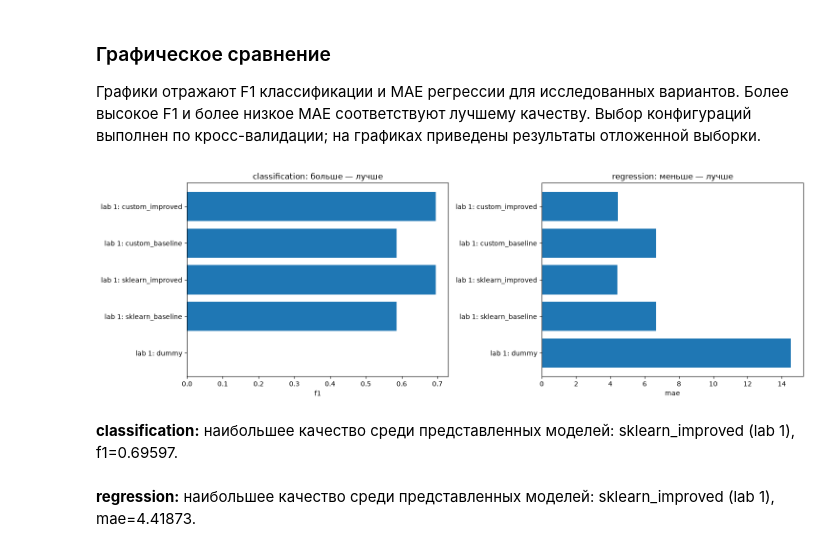
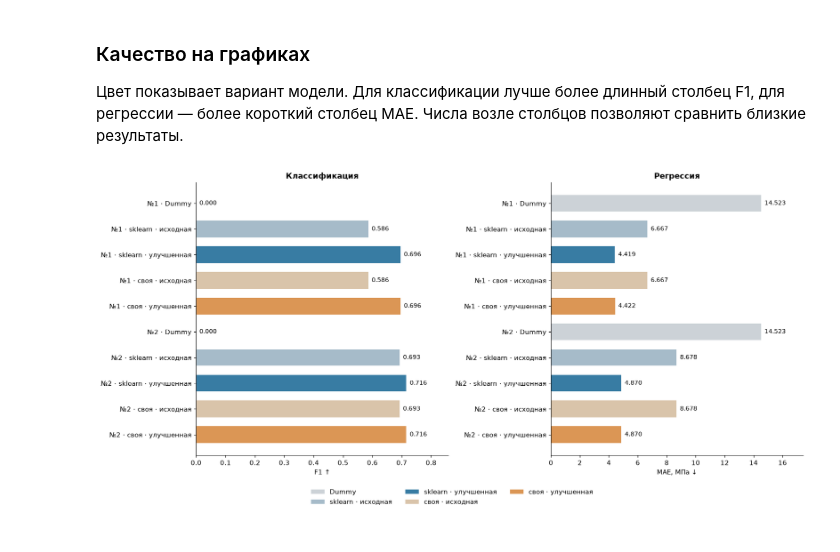
Before and after one commit to sergey162/AI-Frameworks, a Jupyter notebook: comparison.ipynb, the cells around one changed output. Drawn from its saved outputs; the diff is of its cells as text; code cells hidden in the pictures.

```diff
--- a/comparison.ipynb
+++ b/comparison.ipynb
@@ -64,9 +177,9 @@ for task, group in results.groupby("task"):
     score = "f1" if task == "classification" else "mae"
     if score not in group or group[score].isna().any():
         raise ValueError(f"Отсутствуют метрики для {task}")
-    columns = ["lab", "dataset", "algorithm", "model", "implementation", "stage"]
+    columns = ["lab", "algorithm", "model"]
     columns += ["f1", "precision", "recall", "balanced_accuracy", "accuracy", "roc_auc", "average_precision"] if task == "classification" else ["mae", "rmse", "r2"]
     columns += ["fit_seconds", "predict_seconds"]
-    print(task)
-    display(group[columns].sort_values(score, ascending=task != "classification").round(5))
+    print(TASK_NAMES[task])
+    show_table(group[columns].sort_values(score, ascending=task != "classification").round(5))
 # %% [output]
@@ -87,24 +210,27 @@ regression
 # %% [markdown]
-### Графическое сравнение
-Графики отражают F1 классификации и MAE регрессии для исследованных вариантов.
-Более высокое F1 и более низкое MAE соответствуют лучшему качеству.
-Выбор конфигураций выполнен по кросс-валидации; на графиках приведены результаты отложенной выборки.
+### Качество на графиках
+
+Цвет показывает вариант модели. Для классификации лучше более длинный столбец F1,
+для регрессии — более короткий столбец MAE. Числа возле столбцов позволяют
+сравнить близкие результаты.
 # %%
-# Лучшие модели определяются по основной метрике каждой задачи; Dummy служит ориентиром.
-fig, axes = plt.subplots(1, 2, figsize=(15, 5))
+# Цвета вариантов одинаковы на обоих графиках.
+from matplotlib.patches import Patch
+colors = {"dummy": "#ccd2d7", "sklearn_baseline": "#a6bbc9", "sklearn_improved": "#387ca3",
+          "custom_baseline": "#d9c4aa", "custom_improved": "#db9655"}
+fig, axes = plt.subplots(1, 2, figsize=(15, 7))
 for ax, task, score in zip(axes, ["classification", "regression"], ["f1", "mae"]):
     group = results[results.task == task].copy()
-    labels = "lab " + group.lab.astype(str) + ": " + group.model
-    ax.barh(labels, group[score])
-    ax.set(xlabel=score, title=f"{task}: {'больше' if score == 'f1' else 'меньше'} — лучше")
-plt.tight_layout()
+    labels = [f"№{row.lab} · {MODEL_NAMES.get(row.model, row.model)}" for row in group.itertuples()]
+    bars = ax.barh(labels, group[score], color=[colors.get(name, "#387ca3") for name in group.model], height=.65)
+    ax.bar_label(bars, fmt="%.3f", padding=5, fontsize=9)
+    ax.set(title=TASK_NAMES[task], xlabel="F1 ↑" if score == "f1" else "MAE, МПа ↓")
+    ax.set_xlim(0, group[score].max() * 1.20)
+    ax.invert_yaxis()
+fig.legend(handles=[Patch(facecolor=color, label=MODEL_NAMES[name]) for name, color in colors.items()],
+           loc="lower center", ncol=3, frameon=False, bbox_to_anchor=(.5, -.035))
+plt.tight_layout(rect=(0, .05, 1, 1))
 plt.show()
-for task, group in results[results.stage != "dummy"].groupby("task"):
-    score = "f1" if task == "classification" else "mae"
-    winner = group.loc[group[score].idxmax() if score == "f1" else group[score].idxmin()]
-    display(Markdown(f"**{task}:** наибольшее качество среди представленных моделей: {winner['model']} (lab {winner['lab']}), {score}={winner[score]:.5f}."))
 # %% [output]
-[figure, old version]
+[figure, new version]
-**classification:** наибольшее качество среди представленных моделей: sklearn_improved (lab 1), f1=0.69597.
-**regression:** наибольшее качество среди представленных моделей: sklearn_improved (lab 1), mae=4.41873.
 # %% [markdown]
```
Also changed, not shown: parts of 10 cells of this notebook, 40 other files.
